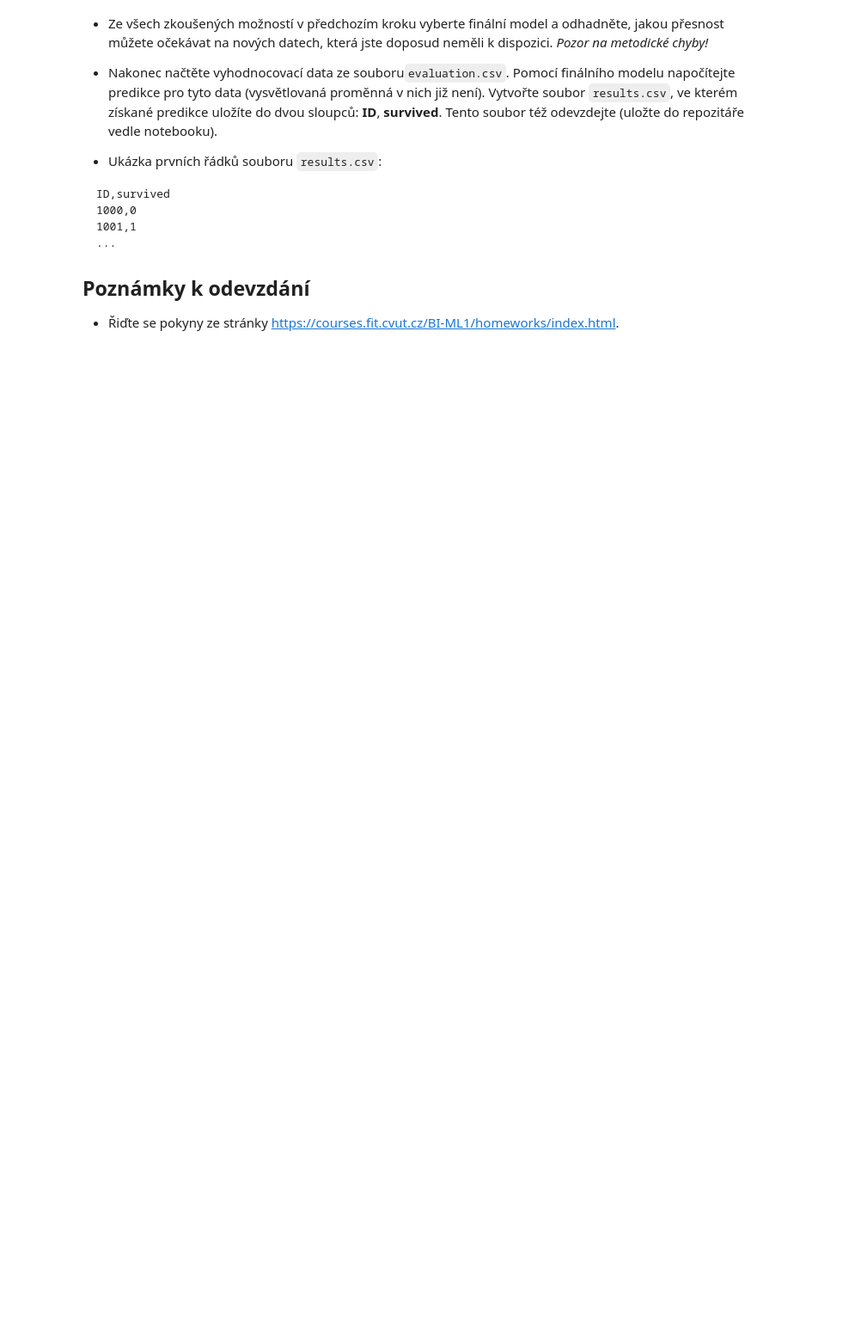
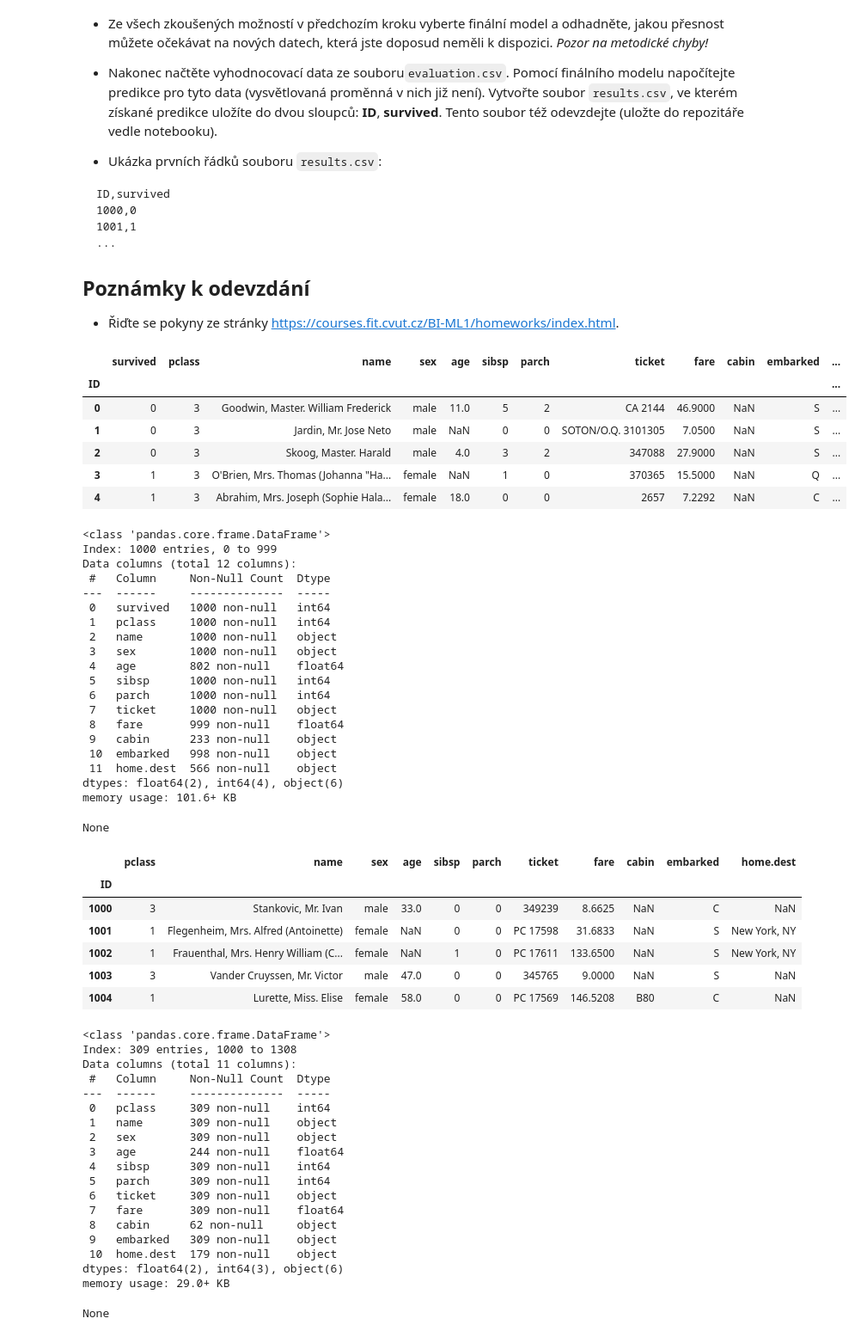
Before and after one commit to xsenyaaax/bi-ml1-2023, a Jupyter notebook: 01/homework_01.ipynb, the cells around one changed output. Shown at 86% size. Drawn from its saved outputs; the diff is of its cells as text; code cells hidden in the pictures; blank space fills up the shorter version.

```diff
--- a/01/homework_01.ipynb
+++ b/01/homework_01.ipynb
@@ -67,0 +75,63 @@ ID,survived
+# %%
+titanic = pd.read_csv('data.csv').set_index('ID')
+evaluation = pd.read_csv('evaluation.csv').set_index('ID')
+
+display(titanic.head())
+display(titanic.info())
+
+display(evaluation.head())
+display(evaluation.info())
+# %% [output]
+|  | survived | pclass | name | sex | age | sibsp | parch | ticket | fare | cabin | embarked | ... |
+| ID |  |  |  |  |  |  |  |  |  |  |  | ... |
+| 0 | 0 | 3 | Goodwin, Master. William Frederick | male | 11.0 | 5 | 2 | CA 2144 | 46.9000 | NaN | S | ... |
+| 1 | 0 | 3 | Jardin, Mr. Jose Neto | male | NaN | 0 | 0 | SOTON/O.Q. 3101305 | 7.0500 | NaN | S | ... |
+| 2 | 0 | 3 | Skoog, Master. Harald | male | 4.0 | 3 | 2 | 347088 | 27.9000 | NaN | S | ... |
+| 3 | 1 | 3 | O'Brien, Mrs. Thomas (Johanna "Ha... | female | NaN | 1 | 0 | 370365 | 15.5000 | NaN | Q | ... |
+| 4 | 1 | 3 | Abrahim, Mrs. Joseph (Sophie Hala... | female | 18.0 | 0 | 0 | 2657 | 7.2292 | NaN | C | ... |
+<class 'pandas.core.frame.DataFrame'>
+Index: 1000 entries, 0 to 999
+Data columns (total 12 columns):
+ #   Column     Non-Null Count  Dtype
+---  ------     --------------  -----
+ 0   survived   1000 non-null   int64
+ 1   pclass     1000 non-null   int64
+ 2   name       1000 non-null   object
+ 3   sex        1000 non-null   object
+ 4   age        802 non-null    float64
+ 5   sibsp      1000 non-null   int64
+ 6   parch      1000 non-null   int64
+ 7   ticket     1000 non-null   object
+ 8   fare       999 non-null    float64
+ 9   cabin      233 non-null    object
+ 10  embarked   998 non-null    object
+ 11  home.dest  566 non-null    object
+dtypes: float64(2), int64(4), object(6)
+memory usage: 101.6+ KB
+None
+|  | pclass | name | sex | age | sibsp | parch | ticket | fare | cabin | embarked | home.dest |
+| ID |  |  |  |  |  |  |  |  |  |  |  |
+| 1000 | 3 | Stankovic, Mr. Ivan | male | 33.0 | 0 | 0 | 349239 | 8.6625 | NaN | C | NaN |
+| 1001 | 1 | Flegenheim, Mrs. Alfred (Antoinette) | female | NaN | 0 | 0 | PC 17598 | 31.6833 | NaN | S | New York, NY |
+| 1002 | 1 | Frauenthal, Mrs. Henry William (C... | female | NaN | 1 | 0 | PC 17611 | 133.6500 | NaN | S | New York, NY |
+| 1003 | 3 | Vander Cruyssen, Mr. Victor | male | 47.0 | 0 | 0 | 345765 | 9.0000 | NaN | S | NaN |
+| 1004 | 1 | Lurette, Miss. Elise | female | 58.0 | 0 | 0 | PC 17569 | 146.5208 | B80 | C | NaN |
+<class 'pandas.core.frame.DataFrame'>
+Index: 309 entries, 1000 to 1308
+Data columns (total 11 columns):
+ #   Column     Non-Null Count  Dtype
+---  ------     --------------  -----
+ 0   pclass     309 non-null    int64
+ 1   name       309 non-null    object
+ 2   sex        309 non-null    object
+ 3   age        244 non-null    float64
+ 4   sibsp      309 non-null    int64
+ 5   parch      309 non-null    int64
+ 6   ticket     309 non-null    object
+ 7   fare       309 non-null    float64
+ 8   cabin      62 non-null     object
+ 9   embarked   309 non-null    object
+ 10  home.dest  179 non-null    object
+dtypes: float64(2), int64(3), object(6)
+memory usage: 29.0+ KB
+None
```
Also changed, not shown: parts of 15 cells of this notebook.
